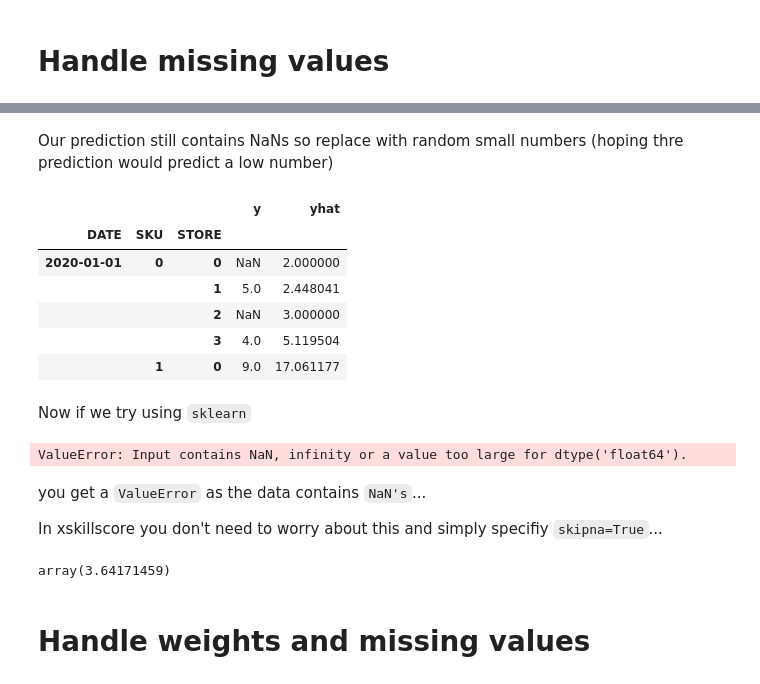
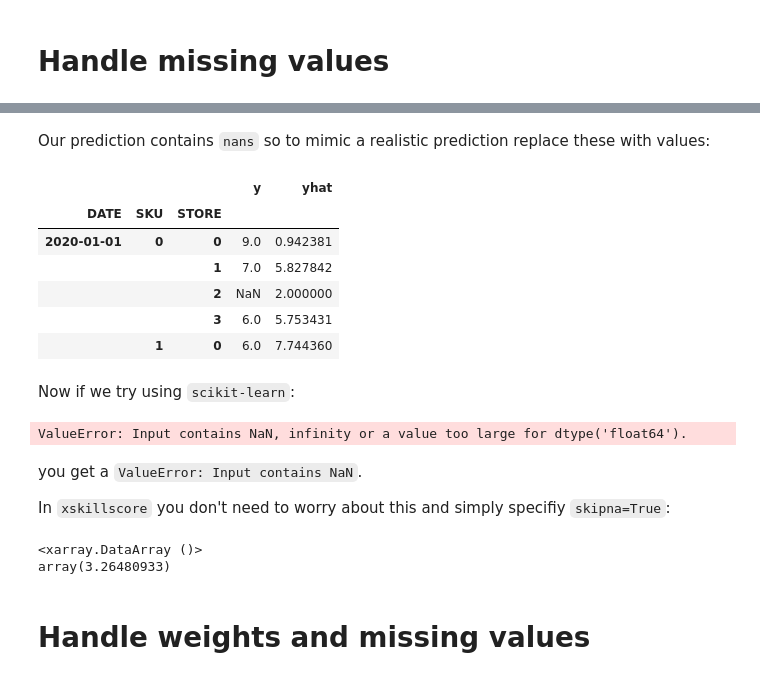
Before and after one commit to raybellwaves/xskillscore-tutorial, a Jupyter notebook: 01_Determinisitic.ipynb, the cells around one changed output, grey strips where cells are left out. Cells and saved outputs as stored; diff of their text form; code cells hidden in the pictures.

```diff
--- a/01_Determinisitic.ipynb
+++ b/01_Determinisitic.ipynb
@@ -357,35 +362,36 @@ df_with_nans.head()
-# %% [markdown]
-Our prediction still contains NaNs so replace with random small numbers (hoping thre prediction would predict a low number)
+# %% [markdown]
+Our prediction contains `nans` so to mimic a realistic prediction replace these with values:
 # %%
 yhat = df_with_nans['yhat']
 
-yhat.loc[pd.isna(yhat)] = yhat[pd.isna(yhat)].apply(lambda x: np.random.randint(5))
+yhat.loc[pd.isna(yhat)] = yhat[pd.isna(yhat)].apply(lambda x: np.random.randint(9) + 1)
 
 df_with_nans['yhat'] = yhat
 df_with_nans.head()
 # %% [output]
 |  |  |  | y | yhat |
 | DATE | SKU | STORE |  |  |
-| 2020-01-01 | 0 | 0 | NaN | 2.000000 |
-|  |  | 1 | 5.0 | 2.448041 |
-|  |  | 2 | NaN | 3.000000 |
-|  |  | 3 | 4.0 | 5.119504 |
-|  | 1 | 0 | 9.0 | 17.061177 |
+| 2020-01-01 | 0 | 0 | 9.0 | 0.942381 |
+|  |  | 1 | 7.0 | 5.827842 |
+|  |  | 2 | NaN | 2.000000 |
+|  |  | 3 | 6.0 | 5.753431 |
+|  | 1 | 0 | 6.0 | 7.744360 |
 # %% [markdown]
-Now if we try using `sklearn`
+Now if we try using `scikit-learn`:
 # %%
 mean_squared_error(df_with_nans['y'], df_with_nans['yhat'], squared=False)
 # %% [output]
 ValueError: Input contains NaN, infinity or a value too large for dtype('float64').
 # %% [markdown]
-you get a `ValueError` as the data contains `NaN's`...
+you get a `ValueError: Input contains NaN`.
 
-In xskillscore you don't need to worry about this and simply specifiy `skipna=True`...
+In `xskillscore` you don't need to worry about this and simply specifiy `skipna=True`:
 # %%
 ds = df_with_nans.to_xarray()
-ds.xs.rmse('y', 'yhat', ['DATE', 'STORE', 'SKU'], skipna=True).values
+ds.xs.rmse('y', 'yhat', ['DATE', 'STORE', 'SKU'], skipna=True)
 # %% [output]
-array(3.64171459)
+<xarray.DataArray ()>
+array(3.26480933)
 # %% [markdown]
 # Handle weights and missing values
 # %% [markdown]
```
Also changed, not shown: parts of 28 cells of this notebook.
